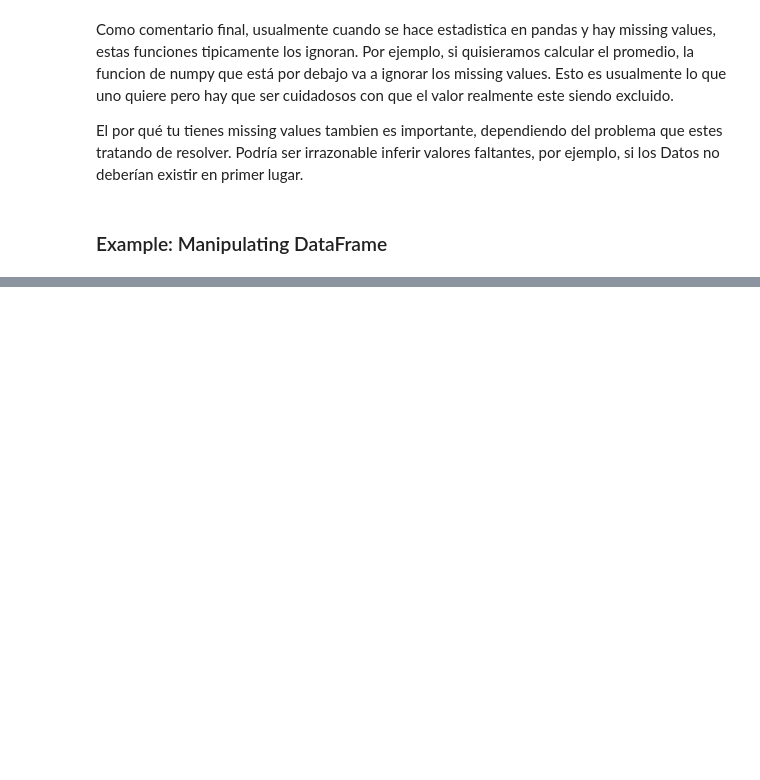
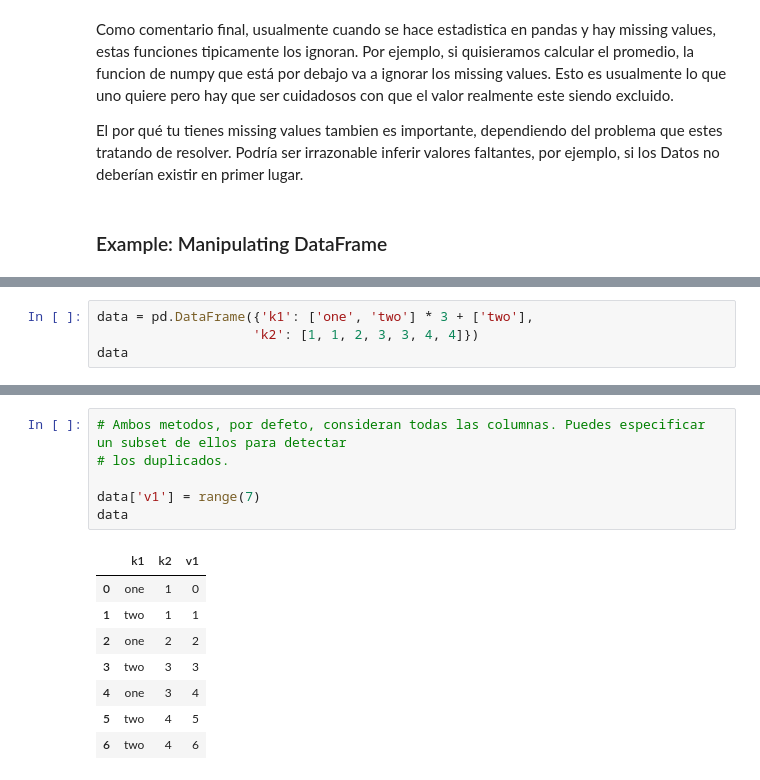
Before and after one commit to jmelendezgeo/Apuntes-Data-Science, a Jupyter notebook: Applied Data Science with Python - Coursera Specialization /Introduction To Data Science/Semana-2.ipynb, the cells around one changed output, grey strips where cells are left out. Cells and saved outputs as stored; diff of their text form; blank space fills up the shorter version.

```diff
--- a/Applied Data Science with Python - Coursera Specialization /Introduction To Data Science/Semana-2.ipynb
+++ b/Applied Data Science with Python - Coursera Specialization /Introduction To Data Science/Semana-2.ipynb
@@ -1675,0 +2442,4 @@ df.head()
+# %%
+data = pd.DataFrame({'k1': ['one', 'two'] * 3 + ['two'],
+                    'k2': [1, 1, 2, 3, 3, 4, 4]})
+data
@@ -1675,0 +2479,15 @@ df.head()
+# %%
+# Ambos metodos, por defeto, consideran todas las columnas. Puedes especificar un subset de ellos para detectar
+# los duplicados.
+
+data['v1'] = range(7)
+data
+# %% [output]
+|  | k1 | k2 | v1 |
+| 0 | one | 1 | 0 |
+| 1 | two | 1 | 1 |
+| 2 | one | 2 | 2 |
+| 3 | two | 3 | 3 |
+| 4 | one | 3 | 4 |
+| 5 | two | 4 | 5 |
+| 6 | two | 4 | 6 |
```
Also changed, not shown: parts of 90 cells of this notebook, 1 other file.
